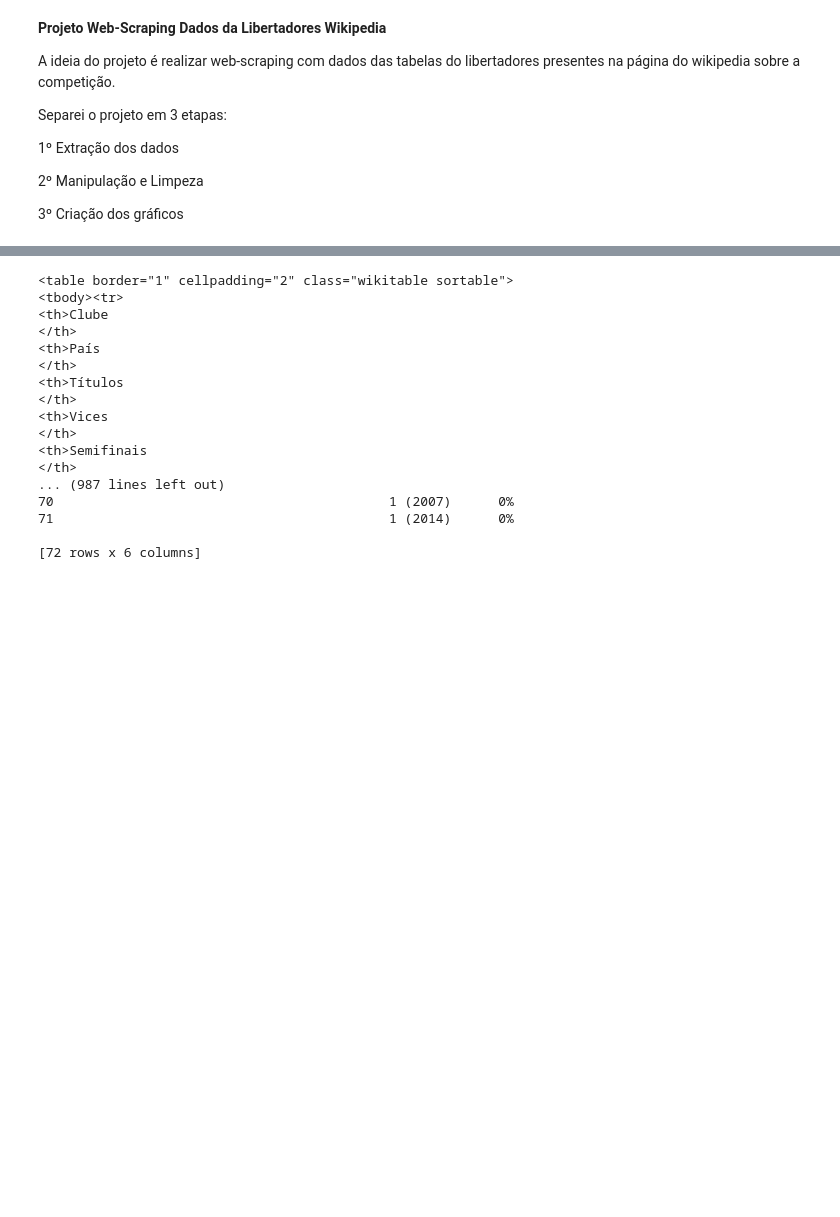
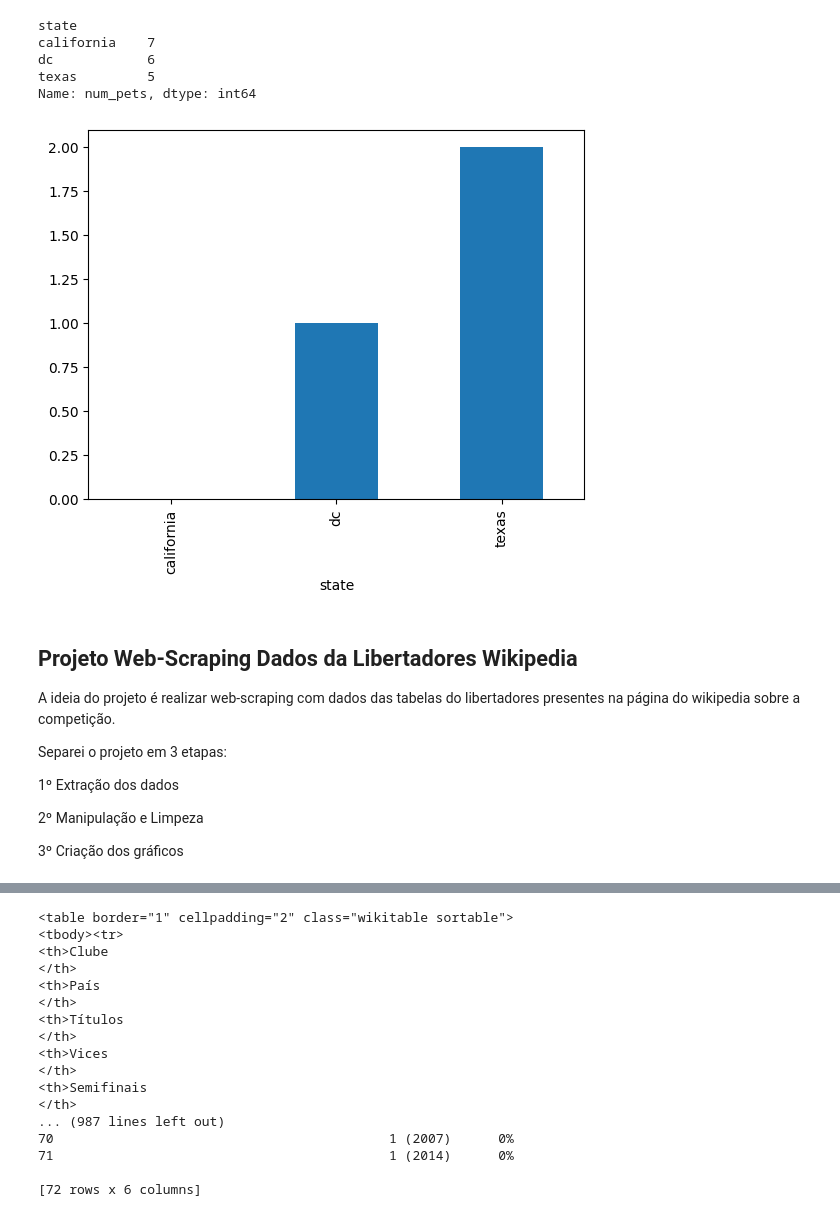
Before and after one commit to hugodevelopment/Web-Scraping, a Jupyter notebook: Liberta_wiki.ipynb, the cells around one changed output, grey strips where cells are left out. Cells and saved outputs as stored; diff of their text form; code cells hidden in the pictures; blank space fills up the shorter version.

```diff
--- a/Liberta_wiki.ipynb
+++ b/Liberta_wiki.ipynb
@@ -0,0 +203,14 @@
+# %%
+import pandas as pd
+import matplotlib.pyplot as plt
+
+df = pd.DataFrame({
+    'name':['john','mary','peter','jeff','bill','lisa','jose'],
+    'age':[23,78,22,19,45,33,20],
+    'gender':['M','F','M','M','M','F','M'],
+    'state':['california','dc','california','dc','california','texas','texas'],
+    'num_children':[2,0,0,3,2,1,4],
+    'num_pets':[5,1,0,5,2,2,3]
+})
+
+df
@@ -1,5 +226,19 @@
+# %%
+oxe = df.groupby('state')["num_pets"].sum()
+oxe
+# %% [output]
+state
+california    7
+dc            6
+texas         5
+Name: num_pets, dtype: int64
+# %%
+df.groupby('state')['num_pets'].min().plot(kind='bar')
+plt.show()
+# %% [output]
+[figure, added]
 # %% [markdown]
-**Projeto Web-Scraping Dados da Libertadores Wikipedia**
+**<h2> Projeto Web-Scraping Dados da Libertadores Wikipedia </h2>**
 
 A ideia do projeto é realizar web-scraping com dados das tabelas do libertadores presentes na página do wikipedia sobre a competição.
 
```
Also changed, not shown: parts of 30 cells of this notebook.
